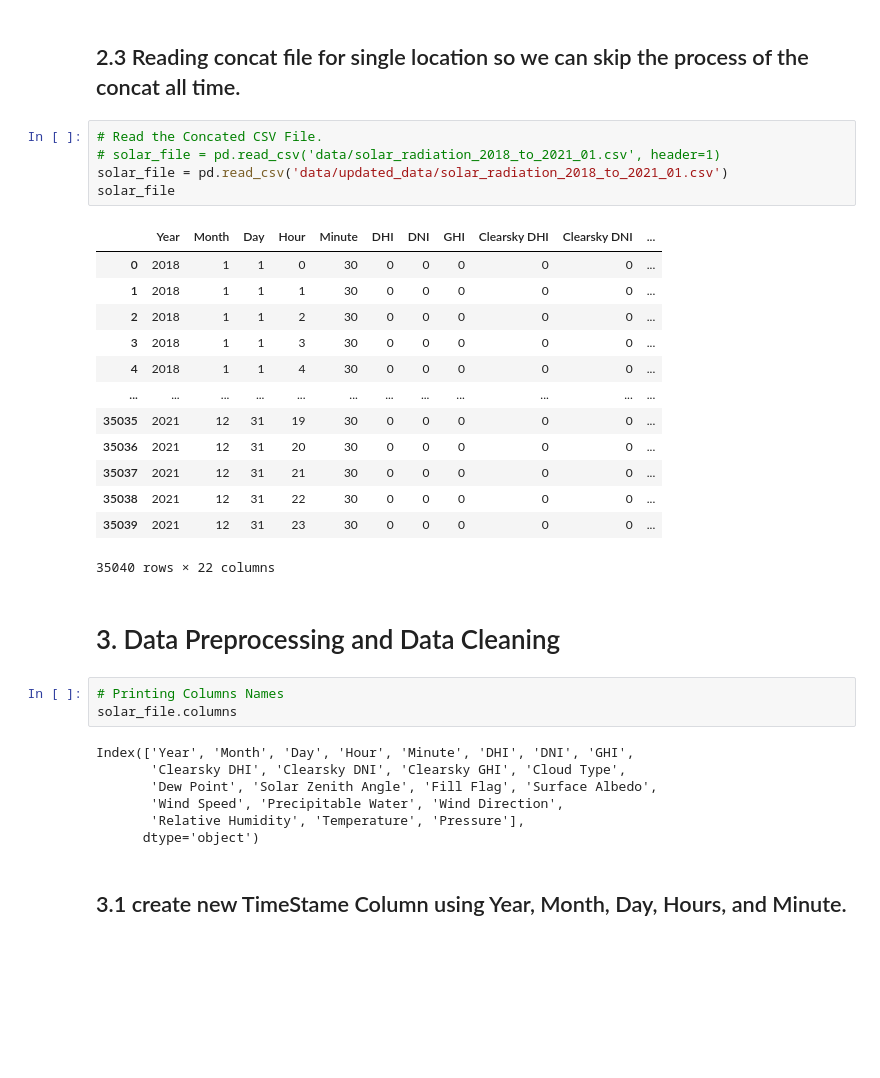
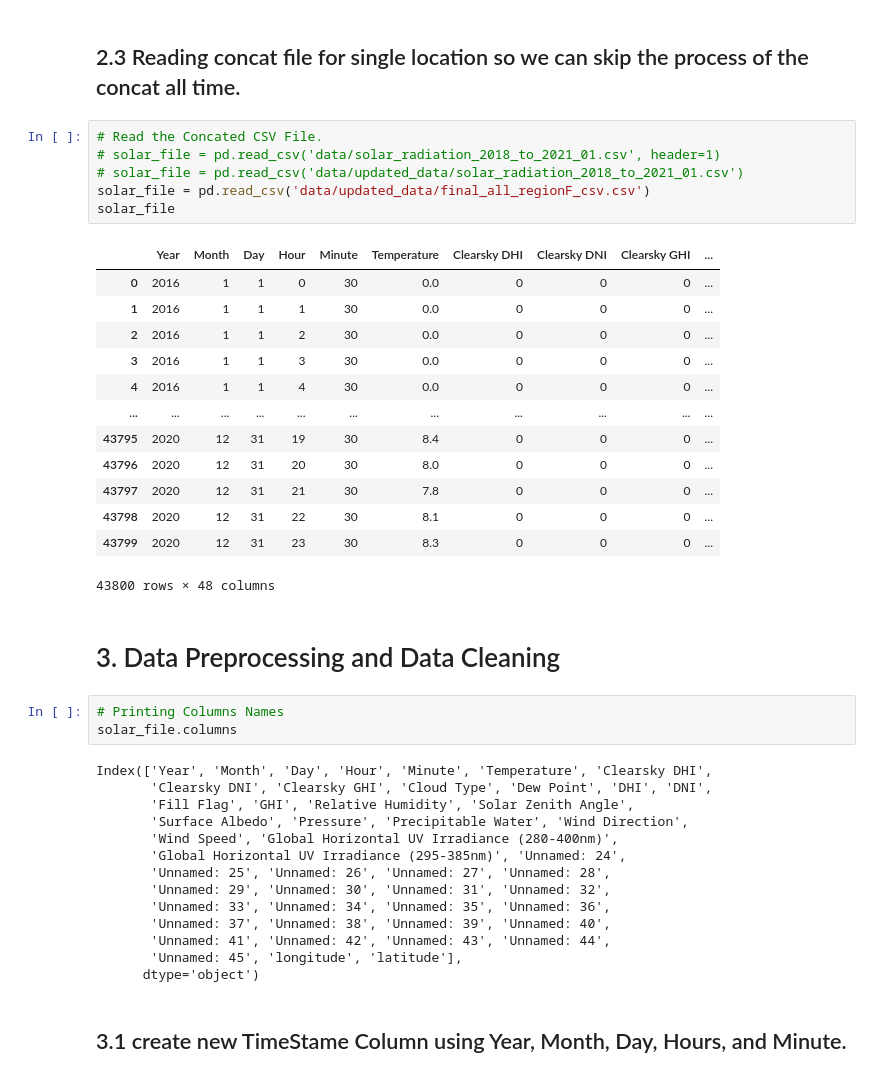
Before and after one commit to krupeshshah/670_Capstone_Project, a Jupyter notebook: src/Capstone_Solar_Radiation - Copy.ipynb, the cells around one changed output. Cells and saved outputs as stored; diff of their text form; blank space fills up the shorter version.

```diff
--- a/src/Capstone_Solar_Radiation - Copy.ipynb
+++ b/src/Capstone_Solar_Radiation - Copy.ipynb
@@ -150,33 +199,41 @@ csv_concat.to_csv('data/updated_data/solar_radiation_2018_to_2021_01.csv', index
 # %%
 # Read the Concated CSV File.
 # solar_file = pd.read_csv('data/solar_radiation_2018_to_2021_01.csv', header=1)
-solar_file = pd.read_csv('data/updated_data/solar_radiation_2018_to_2021_01.csv')
+# solar_file = pd.read_csv('data/updated_data/solar_radiation_2018_to_2021_01.csv')
+solar_file = pd.read_csv('data/updated_data/final_all_regionF_csv.csv')
 solar_file
 # %% [output]
-|  | Year | Month | Day | Hour | Minute | DHI | DNI | GHI | Clearsky DHI | Clearsky DNI | ... |
-| 0 | 2018 | 1 | 1 | 0 | 30 | 0 | 0 | 0 | 0 | 0 | ... |
-| 1 | 2018 | 1 | 1 | 1 | 30 | 0 | 0 | 0 | 0 | 0 | ... |
-| 2 | 2018 | 1 | 1 | 2 | 30 | 0 | 0 | 0 | 0 | 0 | ... |
-| 3 | 2018 | 1 | 1 | 3 | 30 | 0 | 0 | 0 | 0 | 0 | ... |
-| 4 | 2018 | 1 | 1 | 4 | 30 | 0 | 0 | 0 | 0 | 0 | ... |
-| ... | ... | ... | ... | ... | ... | ... | ... | ... | ... | ... | ... |
-| 35035 | 2021 | 12 | 31 | 19 | 30 | 0 | 0 | 0 | 0 | 0 | ... |
-| 35036 | 2021 | 12 | 31 | 20 | 30 | 0 | 0 | 0 | 0 | 0 | ... |
-| 35037 | 2021 | 12 | 31 | 21 | 30 | 0 | 0 | 0 | 0 | 0 | ... |
-| 35038 | 2021 | 12 | 31 | 22 | 30 | 0 | 0 | 0 | 0 | 0 | ... |
-| 35039 | 2021 | 12 | 31 | 23 | 30 | 0 | 0 | 0 | 0 | 0 | ... |
+|  | Year | Month | Day | Hour | Minute | Temperature | Clearsky DHI | Clearsky DNI | Clearsky GHI | ... |
+| 0 | 2016 | 1 | 1 | 0 | 30 | 0.0 | 0 | 0 | 0 | ... |
+| 1 | 2016 | 1 | 1 | 1 | 30 | 0.0 | 0 | 0 | 0 | ... |
+| 2 | 2016 | 1 | 1 | 2 | 30 | 0.0 | 0 | 0 | 0 | ... |
+| 3 | 2016 | 1 | 1 | 3 | 30 | 0.0 | 0 | 0 | 0 | ... |
+| 4 | 2016 | 1 | 1 | 4 | 30 | 0.0 | 0 | 0 | 0 | ... |
+| ... | ... | ... | ... | ... | ... | ... | ... | ... | ... | ... |
+| 43795 | 2020 | 12 | 31 | 19 | 30 | 8.4 | 0 | 0 | 0 | ... |
+| 43796 | 2020 | 12 | 31 | 20 | 30 | 8.0 | 0 | 0 | 0 | ... |
+| 43797 | 2020 | 12 | 31 | 21 | 30 | 7.8 | 0 | 0 | 0 | ... |
+| 43798 | 2020 | 12 | 31 | 22 | 30 | 8.1 | 0 | 0 | 0 | ... |
+| 43799 | 2020 | 12 | 31 | 23 | 30 | 8.3 | 0 | 0 | 0 | ... |
-35040 rows × 22 columns
+43800 rows × 48 columns
 # %% [markdown]
 # 3. Data Preprocessing and Data Cleaning
 # %%
 # Printing Columns Names
 solar_file.columns
 # %% [output]
-Index(['Year', 'Month', 'Day', 'Hour', 'Minute', 'DHI', 'DNI', 'GHI',
-       'Clearsky DHI', 'Clearsky DNI', 'Clearsky GHI', 'Cloud Type',
-       'Dew Point', 'Solar Zenith Angle', 'Fill Flag', 'Surface Albedo',
-       'Wind Speed', 'Precipitable Water', 'Wind Direction',
-       'Relative Humidity', 'Temperature', 'Pressure'],
+Index(['Year', 'Month', 'Day', 'Hour', 'Minute', 'Temperature', 'Clearsky DHI',
+       'Clearsky DNI', 'Clearsky GHI', 'Cloud Type', 'Dew Point', 'DHI', 'DNI',
+       'Fill Flag', 'GHI', 'Relative Humidity', 'Solar Zenith Angle',
+       'Surface Albedo', 'Pressure', 'Precipitable Water', 'Wind Direction',
+       'Wind Speed', 'Global Horizontal UV Irradiance (280-400nm)',
+       'Global Horizontal UV Irradiance (295-385nm)', 'Unnamed: 24',
+       'Unnamed: 25', 'Unnamed: 26', 'Unnamed: 27', 'Unnamed: 28',
+       'Unnamed: 29', 'Unnamed: 30', 'Unnamed: 31', 'Unnamed: 32',
+       'Unnamed: 33', 'Unnamed: 34', 'Unnamed: 35', 'Unnamed: 36',
+       'Unnamed: 37', 'Unnamed: 38', 'Unnamed: 39', 'Unnamed: 40',
+       'Unnamed: 41', 'Unnamed: 42', 'Unnamed: 43', 'Unnamed: 44',
+       'Unnamed: 45', 'longitude', 'latitude'],
       dtype='object')
 # %% [markdown]
 ## 3.1 create new TimeStame Column using Year, Month, Day, Hours, and Minute.
```
Also changed, not shown: parts of 13 cells of this notebook, 5 other files.
